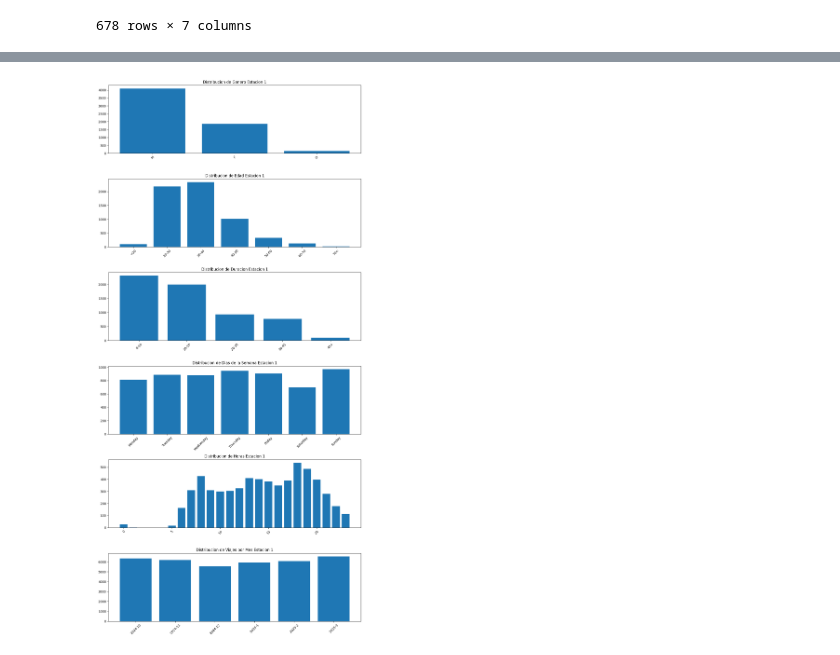
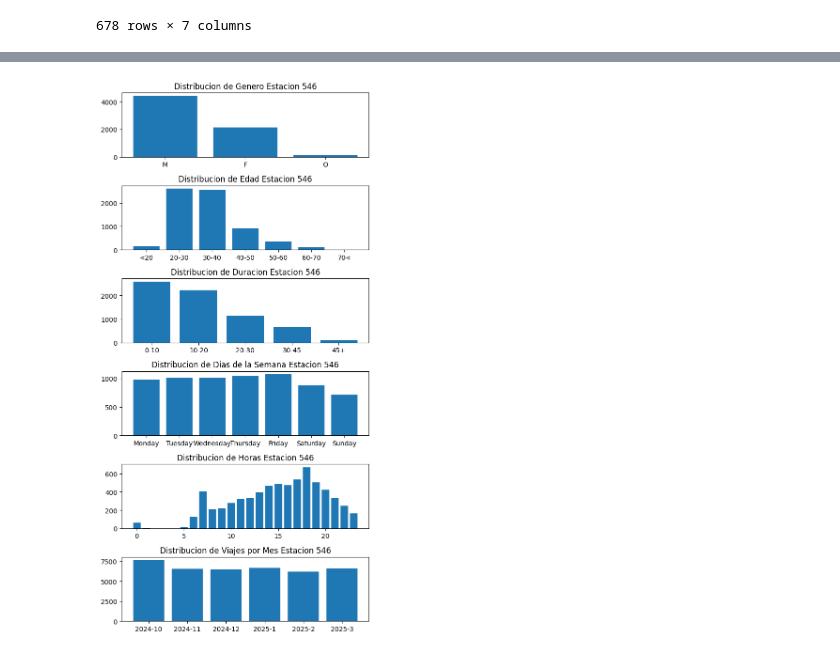
Before and after one commit to jpc512/Proyecto-Seminario, a Jupyter notebook: Base_estaciones.ipynb, the cells around one changed output, grey strips where cells are left out. Cells and saved outputs as stored; diff of their text form; code cells hidden in the pictures.

```diff
--- a/Base_estaciones.ipynb
+++ b/Base_estaciones.ipynb
@@ -336,53 +336,47 @@ estaciones.head(10)
 # Plots de todas las distribuciones de la estacion 1 en subplots. Es decir, genero, edad, duraciones, dias de la semana, y horas
 import matplotlib.pyplot as plt
 
-# Estacion 1
-estacion_1 = estaciones[estaciones['Estacion'] == 405]
+n = 546
+estacion_1 = estaciones[estaciones['Estacion'] == n]
 
-plt.figure(figsize=(12, 25))
+plt.figure(figsize=(6, 12))
 
 # Distribución de Género
 plt.subplot(6, 1, 1)
-plt.title('Distribucion de Genero Estacion 1')
+plt.title(f'Distribucion de Genero Estacion {n}')
 plt.bar(estacion_1['genero_x_mes'].values[0].keys(), estacion_1['genero_x_mes'].values[0].values())
-plt.xticks(rotation=45)
 
 # Distribución de Edad
 plt.subplot(6, 1, 2)
-plt.title('Distribucion de Edad Estacion 1')
+plt.title(f'Distribucion de Edad Estacion {n}')
 plt.bar(estacion_1['edad_x_mes'].values[0].keys(), estacion_1['edad_x_mes'].values[0].values())
-plt.xticks(rotation=45)
 
 # Distribución de Duración
 plt.subplot(6, 1, 3)
-plt.title('Distribucion de Duracion Estacion 1')
+plt.title(f'Distribucion de Duracion Estacion {n}')
 plt.bar(estacion_1['duraciones_x_mes'].values[0].keys(), estacion_1['duraciones_x_mes'].values[0].values())
-plt.xticks(rotation=45)
 
 # Distribución de Días de la Semana
 plt.subplot(6, 1, 4)
-plt.title('Distribucion de Dias de la Semana Estacion 1')
+plt.title(f'Distribucion de Dias de la Semana Estacion {n}')
 plt.bar(estacion_1['dias_x_mes'].values[0].keys(), estacion_1['dias_x_mes'].values[0].values())
-plt.xticks(rotation=45)
 
 # Distribución de Horas
 plt.subplot(6, 1, 5)
-plt.title('Distribucion de Horas Estacion 1')
+plt.title(f'Distribucion de Horas Estacion {n}')
 plt.bar(estacion_1['horas_x_mes'].values[0].keys(), estacion_1['horas_x_mes'].values[0].values())
-plt.xticks(rotation=45)
 
 # Distribución de Viajes por Mes
 plt.subplot(6, 1, 6)
-plt.title('Distribucion de Viajes por Mes Estacion 1')
+plt.title(f'Distribucion de Viajes por Mes Estacion {n}')
 plt.bar(estacion_1['viajes_x_mes'].values[0].keys(), estacion_1['viajes_x_mes'].values[0].values())
-plt.xticks(rotation=45)
 
 # Ajustar el espaciado entre subplots
 plt.tight_layout()
 plt.show()
 plt.show()
 # %% [output]
-[figure, old version]
+[figure, new version]
 # %%
 estaciones.sort_values(by='Estacion', ascending=True, inplace=True)
 estaciones.reset_index(drop=True, inplace=True)
```
